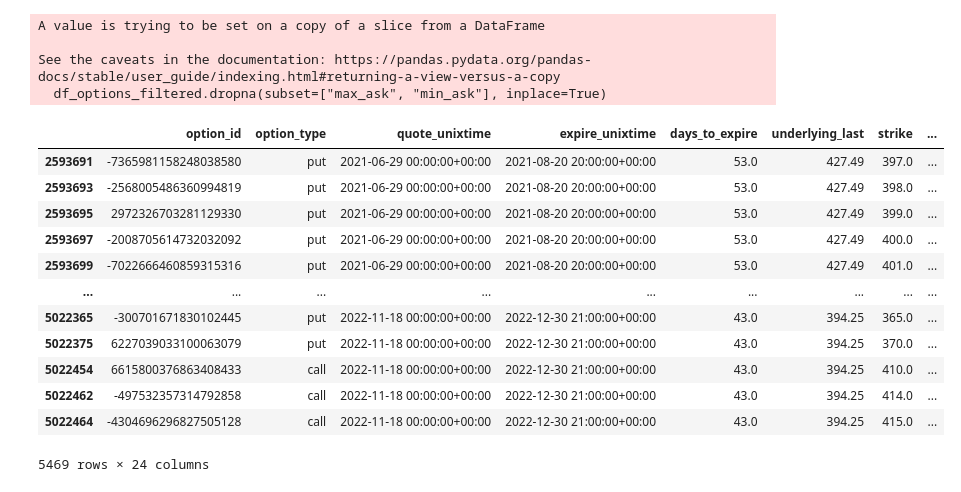
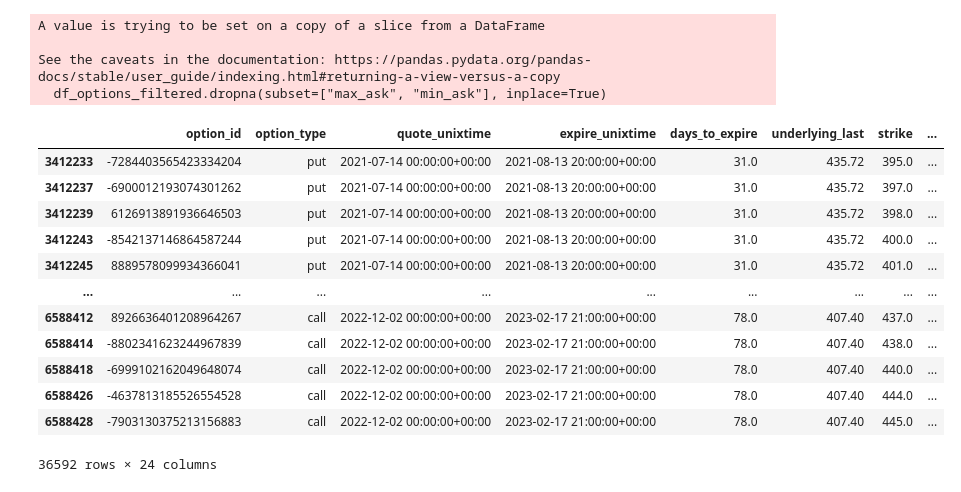
Before and after one commit to daneisburgh/invaas, a Jupyter notebook: notebooks/options-historical-test5.ipynb, the cells around one changed output. Saved outputs shown, nothing was run; the diff lists cells and outputs as text; code cells hidden in the pictures.

```diff
--- a/notebooks/options-historical-test5.ipynb
+++ b/notebooks/options-historical-test5.ipynb
@@ -23,6 +23,7 @@ INFO: Pandarallel will use Memory file system to transfer data between the main
 # %%
-periods = 20  # BEST RESULT
-# periods = 30
+periods = 20
+# periods = 30  # BEST RESULT
+fear_greed_window = 40
 
 refresh_formatted_data = False
 refresh_processed_data = False
@@ -122,19 +123,19 @@ else:
         )
         df_fear_greed_index.rename(columns={"y": "fear_greed_index"}, inplace=True)
         df_fear_greed_index["fear_greed_index"] = df_fear_greed_index.fear_greed_index.astype(float).round().shift()
-        df_fear_greed_index[f"fear_greed_index_max_{periods}"] = df_fear_greed_index.fear_greed_index.rolling(
-            window=periods, min_periods=periods
+        df_fear_greed_index[f"fear_greed_index_max_{fear_greed_window}"] = df_fear_greed_index.fear_greed_index.rolling(
+            window=fear_greed_window, min_periods=fear_greed_window
         ).max()
-        df_fear_greed_index[f"fear_greed_index_min_{periods}"] = df_fear_greed_index.fear_greed_index.rolling(
-            window=periods, min_periods=periods
+        df_fear_greed_index[f"fear_greed_index_min_{fear_greed_window}"] = df_fear_greed_index.fear_greed_index.rolling(
+            window=fear_greed_window, min_periods=fear_greed_window
         ).min()
         df_formatted = df_formatted.merge(
             df_fear_greed_index[
                 [
                     "QUOTE_UNIXTIME",
                     "fear_greed_index",
-                    f"fear_greed_index_max_{periods}",
-                    f"fear_greed_index_min_{periods}",
+                    f"fear_greed_index_max_{fear_greed_window}",
+                    f"fear_greed_index_min_{fear_greed_window}",
                 ]
             ],
             on="QUOTE_UNIXTIME",
@@ -179,8 +180,8 @@ else:
                 "min_ask": row[f"MIN_C_ASK_{periods}"],
                 # "irx": row.IRX_close,
                 "fear_greed_index": row.fear_greed_index,
-                "fear_greed_index_max": row[f"fear_greed_index_max_{periods}"],
-                "fear_greed_index_min": row[f"fear_greed_index_min_{periods}"],
+                "fear_greed_index_max": row[f"fear_greed_index_max_{fear_greed_window}"],
+                "fear_greed_index_min": row[f"fear_greed_index_min_{fear_greed_window}"],
             },
             {
                 "option_id": hash("put" + str(row.OPTION_ID)),
@@ -206,8 +207,8 @@ else:
                 "min_ask": row[f"MIN_P_ASK_{periods}"],
                 # "irx": row.IRX_close,
                 "fear_greed_index": row.fear_greed_index,
-                "fear_greed_index_max": row[f"fear_greed_index_max_{periods}"],
-                "fear_greed_index_min": row[f"fear_greed_index_min_{periods}"],
+                "fear_greed_index_max": row[f"fear_greed_index_max_{fear_greed_window}"],
+                "fear_greed_index_min": row[f"fear_greed_index_min_{fear_greed_window}"],
             },
         ]
 
@@ -248,12 +249,15 @@ df_options.describe().astype(str)
 # %%
 # min_dte = periods
-# min_dte = 20 # BEST RESULT
-min_dte = 30
-max_dte = 60
-max_ask = 5
-min_ask = max_ask / 2
+# min_dte = 20
+# max_dte = 30
+min_dte = 30  # BEST RESULT
+max_dte = 90  # BEST RESULT
+max_ask = 10
+# min_ask = max_ask / 10
+min_ask = 0.2
 min_volume = 100
-target_profit = 1.5
+max_strike_distance_pct = 0.1
+target_profit = 1.1
 
 df_options_filtered = df_options.loc[
     (df_options.fear_greed_index_max.notnull())
@@ -262,6 +266,7 @@ df_options_filtered = df_options.loc[
     & (df_options.ask < max_ask)
     & (df_options.ask > min_ask)
     & (df_options.volume > min_volume)
+    & (df_options.strike_distance_pct < max_strike_distance_pct)
     & (df_options.days_to_expire > min_dte)
     & (df_options.days_to_expire < max_dte)
 ]
@@ -295,45 +300,45 @@ df_options_filtered = df_options.loc[
 #         trials=100,
 #         multiple_array=[target_profit],
 #     )
 #     # print(pop_data)
 #     return {"pop": pop_data["pop"][0], "pop_error": pop_data["pop_error"][0]}
 
 
 # # pops = []
 # # num = 0
 # # total = len(df_options_filtered)
 
 # # for index, row in df_options_filtered.iterrows():
 # #     num += 1
 # #     print(f"{num}/{total} -- ({num/total*100:.2f}%)", end="\r")
 # #     pops.append(get_pop(row))
 
 # # df_options_filtered["pop"] = pops
 
 # pops = df_options_filtered.parallel_apply(get_pop, axis=1)
 # df_options_filtered["probability_of_profit"] = [x["pop"] for x in pops]
 # df_options_filtered["probability_of_profit_error"] = [x["pop_error"] for x in pops]
 
 df_options_filtered.dropna(subset=["max_ask", "min_ask"], inplace=True)
 df_options_filtered
 # %% [output]
 A value is trying to be set on a copy of a slice from a DataFrame
 
 See the caveats in the documentation: https://pandas.pydata.org/pandas-docs/stable/user_guide/indexing.html#returning-a-view-versus-a-copy
   df_options_filtered.dropna(subset=["max_ask", "min_ask"], inplace=True)
 |  | option_id | option_type | quote_unixtime | expire_unixtime | days_to_expire | underlying_last | strike | ... |
-| 2593691 | -7365981158248038580 | put | 2021-06-29 00:00:00+00:00 | 2021-08-20 20:00:00+00:00 | 53.0 | 427.49 | 397.0 | ... |
-| 2593693 | -2568005486360994819 | put | 2021-06-29 00:00:00+00:00 | 2021-08-20 20:00:00+00:00 | 53.0 | 427.49 | 398.0 | ... |
-| 2593695 | 2972326703281129330 | put | 2021-06-29 00:00:00+00:00 | 2021-08-20 20:00:00+00:00 | 53.0 | 427.49 | 399.0 | ... |
-| 2593697 | -2008705614732032092 | put | 2021-06-29 00:00:00+00:00 | 2021-08-20 20:00:00+00:00 | 53.0 | 427.49 | 400.0 | ... |
-| 2593699 | -7022666460859315316 | put | 2021-06-29 00:00:00+00:00 | 2021-08-20 20:00:00+00:00 | 53.0 | 427.49 | 401.0 | ... |
+| 3412233 | -7284403565423334204 | put | 2021-07-14 00:00:00+00:00 | 2021-08-13 20:00:00+00:00 | 31.0 | 435.72 | 395.0 | ... |
+| 3412237 | -6900012193074301262 | put | 2021-07-14 00:00:00+00:00 | 2021-08-13 20:00:00+00:00 | 31.0 | 435.72 | 397.0 | ... |
+| 3412239 | 6126913891936646503 | put | 2021-07-14 00:00:00+00:00 | 2021-08-13 20:00:00+00:00 | 31.0 | 435.72 | 398.0 | ... |
+| 3412243 | -8542137146864587244 | put | 2021-07-14 00:00:00+00:00 | 2021-08-13 20:00:00+00:00 | 31.0 | 435.72 | 400.0 | ... |
+| 3412245 | 8889578099934366041 | put | 2021-07-14 00:00:00+00:00 | 2021-08-13 20:00:00+00:00 | 31.0 | 435.72 | 401.0 | ... |
 | ... | ... | ... | ... | ... | ... | ... | ... | ... |
-| 5022365 | -300701671830102445 | put | 2022-11-18 00:00:00+00:00 | 2022-12-30 21:00:00+00:00 | 43.0 | 394.25 | 365.0 | ... |
-| 5022375 | 6227039033100063079 | put | 2022-11-18 00:00:00+00:00 | 2022-12-30 21:00:00+00:00 | 43.0 | 394.25 | 370.0 | ... |
-| 5022454 | 6615800376863408433 | call | 2022-11-18 00:00:00+00:00 | 2022-12-30 21:00:00+00:00 | 43.0 | 394.25 | 410.0 | ... |
-| 5022462 | -497532357314792858 | call | 2022-11-18 00:00:00+00:00 | 2022-12-30 21:00:00+00:00 | 43.0 | 394.25 | 414.0 | ... |
-| 5022464 | -4304696296827505128 | call | 2022-11-18 00:00:00+00:00 | 2022-12-30 21:00:00+00:00 | 43.0 | 394.25 | 415.0 | ... |
+| 6588412 | 8926636401208964267 | call | 2022-12-02 00:00:00+00:00 | 2023-02-17 21:00:00+00:00 | 78.0 | 407.40 | 437.0 | ... |
+| 6588414 | -8802341623244967839 | call | 2022-12-02 00:00:00+00:00 | 2023-02-17 21:00:00+00:00 | 78.0 | 407.40 | 438.0 | ... |
+| 6588418 | -6999102162049648074 | call | 2022-12-02 00:00:00+00:00 | 2023-02-17 21:00:00+00:00 | 78.0 | 407.40 | 440.0 | ... |
+| 6588426 | -4637813185526554528 | call | 2022-12-02 00:00:00+00:00 | 2023-02-17 21:00:00+00:00 | 78.0 | 407.40 | 444.0 | ... |
+| 6588428 | -7903130375213156883 | call | 2022-12-02 00:00:00+00:00 | 2023-02-17 21:00:00+00:00 | 78.0 | 407.40 | 445.0 | ... |
-5469 rows × 24 columns
+36592 rows × 24 columns
 # %%
 # df_options_filtered.describe().astype(str)
 # df_options_filtered.loc[df_options_filtered.probability_of_profit > 0]
```
Also changed, not shown: parts of 7 cells of this notebook.
